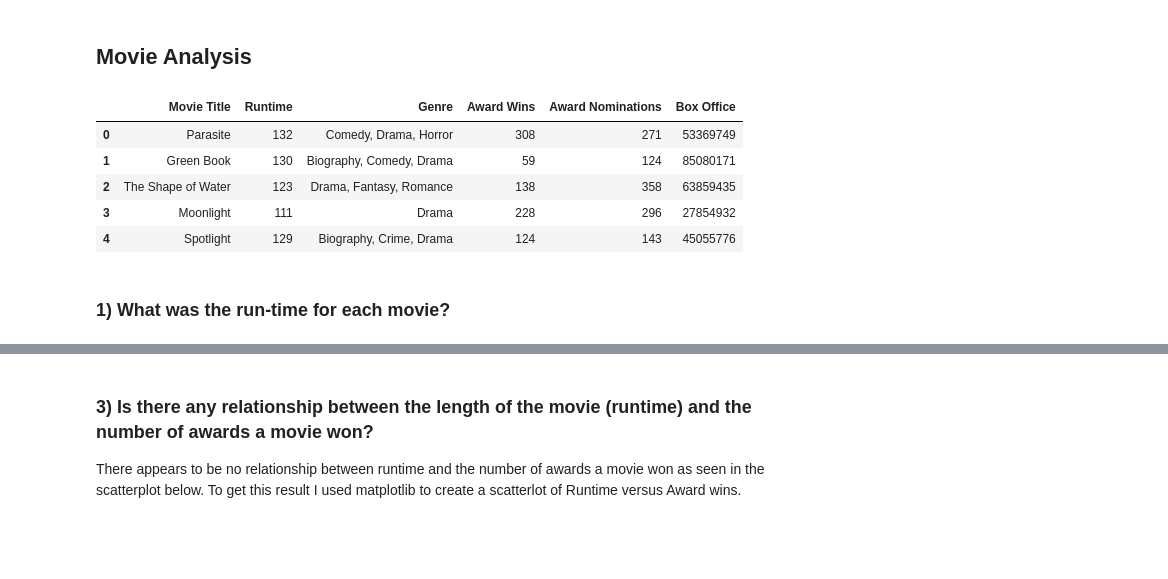
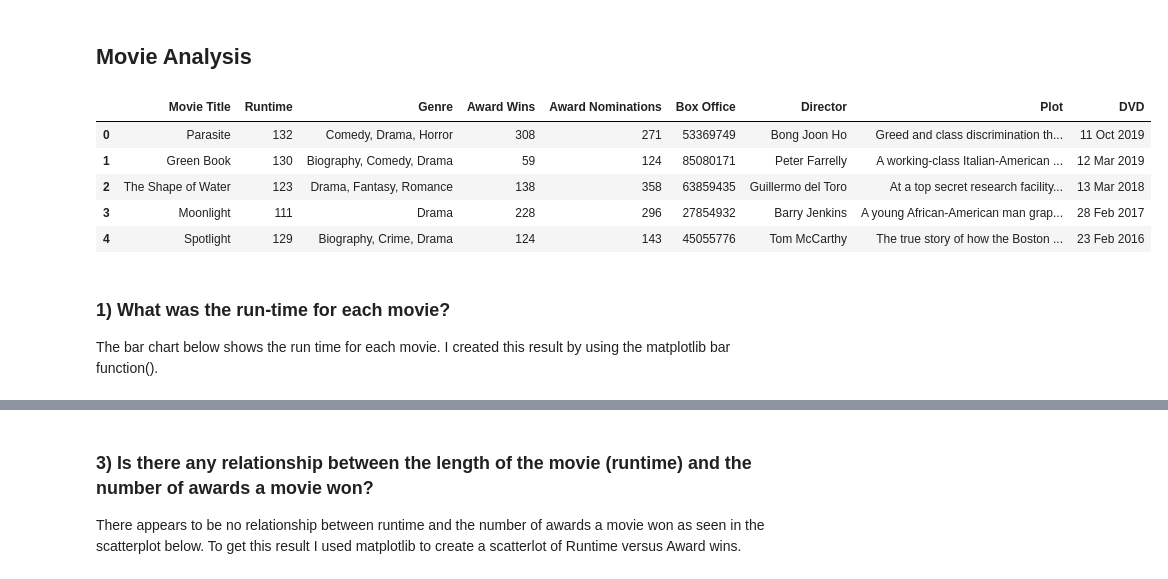
Before and after one commit to hkvenner/movie_api_analysis, a Jupyter notebook: movie_analysis.ipynb, the cells around one changed output, grey strips where cells are left out. Drawn from its saved outputs; the diff is of its cells as text; code cells hidden in the pictures; blank space fills up the shorter version.

```diff
--- a/movie_analysis.ipynb
+++ b/movie_analysis.ipynb
@@ -3,19 +3,21 @@
 # %%
 import numpy as np
 import pandas as pd
+import seaborn as sns
 import matplotlib.pyplot as plt
 
-movies = pd.read_csv('movies.csv')
+movies = pd.read_csv('movies.csv', encoding = "ISO-8859-1")
 movies.head()
 # %% [output]
-|  | Movie Title | Runtime | Genre | Award Wins | Award Nominations | Box Office |
-| 0 | Parasite | 132 | Comedy, Drama, Horror | 308 | 271 | 53369749 |
-| 1 | Green Book | 130 | Biography, Comedy, Drama | 59 | 124 | 85080171 |
-| 2 | The Shape of Water | 123 | Drama, Fantasy, Romance | 138 | 358 | 63859435 |
-| 3 | Moonlight | 111 | Drama | 228 | 296 | 27854932 |
-| 4 | Spotlight | 129 | Biography, Crime, Drama | 124 | 143 | 45055776 |
+|  | Movie Title | Runtime | Genre | Award Wins | Award Nominations | Box Office | Director | Plot | DVD |
+| 0 | Parasite | 132 | Comedy, Drama, Horror | 308 | 271 | 53369749 | Bong Joon Ho | Greed and class discrimination th... | 11 Oct 2019 |
+| 1 | Green Book | 130 | Biography, Comedy, Drama | 59 | 124 | 85080171 | Peter Farrelly | A working-class Italian-American ... | 12 Mar 2019 |
+| 2 | The Shape of Water | 123 | Drama, Fantasy, Romance | 138 | 358 | 63859435 | Guillermo del Toro | At a top secret research facility... | 13 Mar 2018 |
+| 3 | Moonlight | 111 | Drama | 228 | 296 | 27854932 | Barry Jenkins | A young African-American man grap... | 28 Feb 2017 |
+| 4 | Spotlight | 129 | Biography, Crime, Drama | 124 | 143 | 45055776 | Tom McCarthy | The true story of how the Boston ... | 23 Feb 2016 |
 # %% [markdown]
 ### 1) What was the run-time for each movie?
+The bar chart below shows the run time for each movie. I created this result by using the matplotlib bar function().
 # %%
 plt.figure(figsize=[14,6])
 plt.xticks(rotation=90)
```
Also changed, not shown: parts of 13 cells of this notebook, 4 other files.
